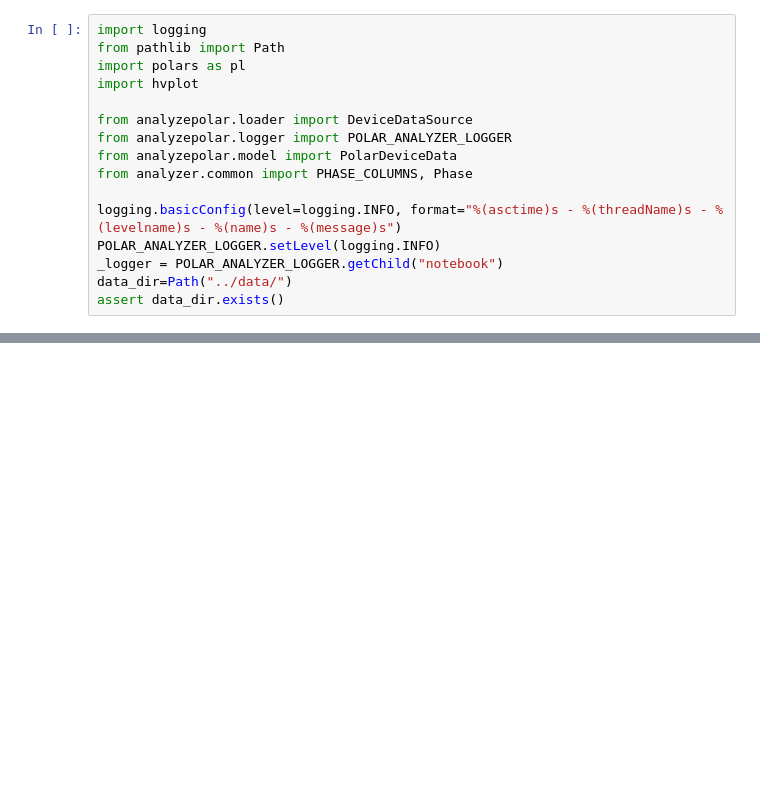
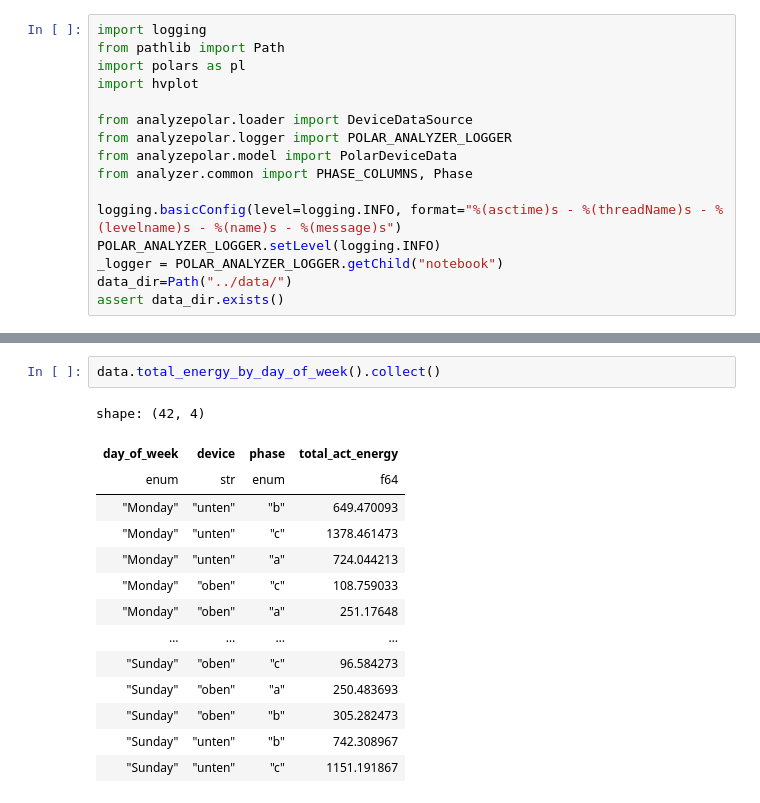
Before and after one commit to kaklakariada/energy-monitor, a Jupyter notebook: notebooks/polars-analyze.ipynb, the cells around one changed output, grey strips where cells are left out. Cells and saved outputs as stored; diff of their text form; blank space fills up the shorter version.

```diff
--- a/notebooks/polars-analyze.ipynb
+++ b/notebooks/polars-analyze.ipynb
@@ -26,0 +38,17 @@ data.total_energy("1d").group_by(["phase","device"]).agg(pl.sum("total_act_energ
+# %%
+data.total_energy_by_day_of_week().collect()
+# %% [output]
+shape: (42, 4)
+| day_of_week | device | phase | total_act_energy |
+| enum | str | enum | f64 |
+| "Monday" | "unten" | "b" | 649.470093 |
+| "Monday" | "unten" | "c" | 1378.461473 |
+| "Monday" | "unten" | "a" | 724.044213 |
+| "Monday" | "oben" | "c" | 108.759033 |
+| "Monday" | "oben" | "a" | 251.17648 |
+| … | … | … | … |
+| "Sunday" | "oben" | "c" | 96.584273 |
+| "Sunday" | "oben" | "a" | 250.483693 |
+| "Sunday" | "oben" | "b" | 305.282473 |
+| "Sunday" | "unten" | "b" | 742.308967 |
+| "Sunday" | "unten" | "c" | 1151.191867 |
```
Also changed, not shown: parts of 7 cells of this notebook, 12 other files.
